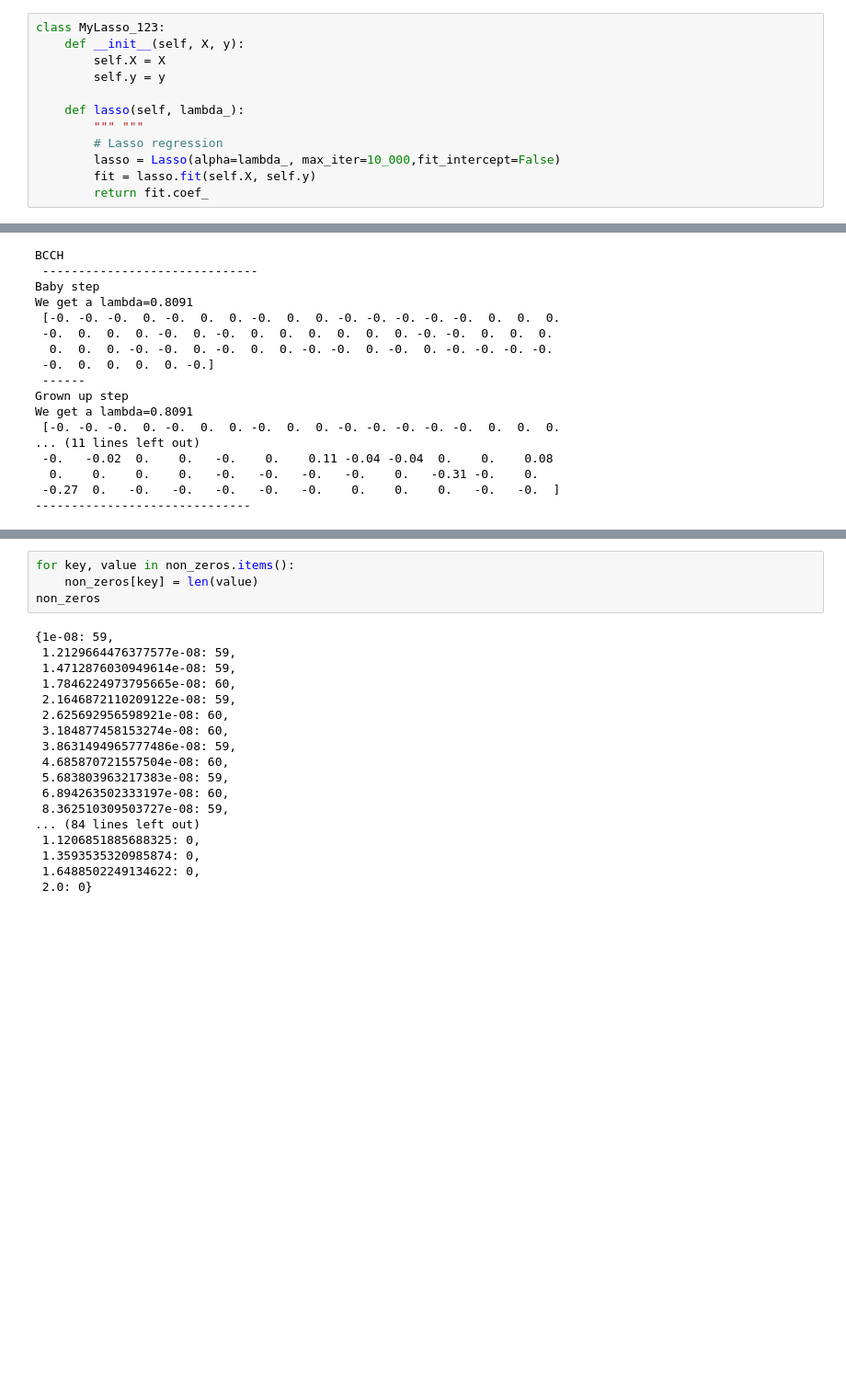
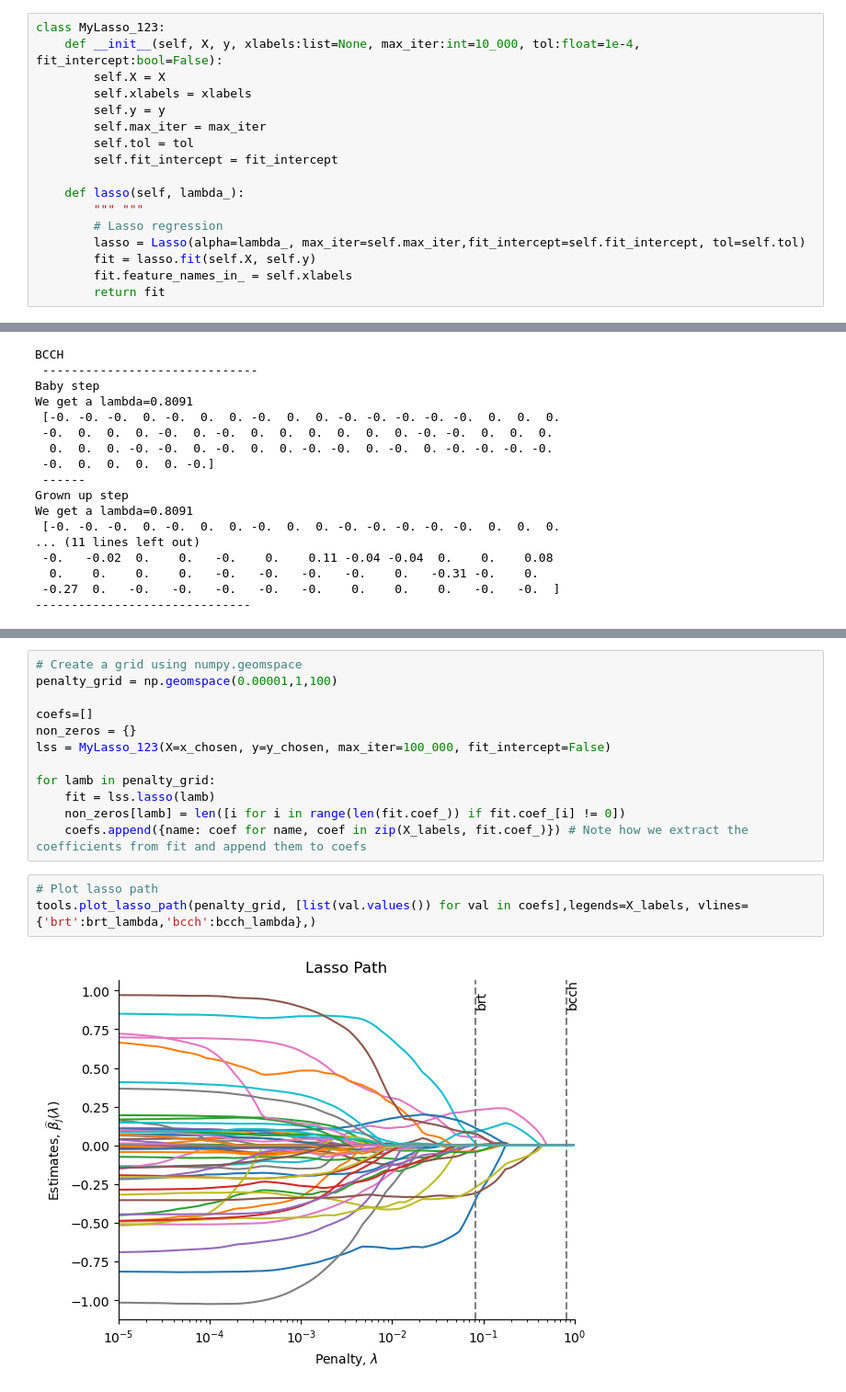
Before and after one commit to gqh814/AME_projects, a Jupyter notebook: project2/bcch_lasso.ipynb, the cells around one changed output, grey strips where cells are left out. Shown at 92% size. Saved outputs shown, nothing was run; the diff lists cells and outputs as text; blank space fills up the shorter version.

```diff
--- a/project2/bcch_lasso.ipynb
+++ b/project2/bcch_lasso.ipynb
@@ -31,16 +31,21 @@ n = X.shape[0] # number of samples
 p = df.shape[1] # number of features
 # %%
 class MyLasso_123:
-    def __init__(self, X, y):
+    def __init__(self, X, y, xlabels:list=None, max_iter:int=10_000, tol:float=1e-4, fit_intercept:bool=False):
         self.X = X
+        self.xlabels = xlabels
         self.y = y
+        self.max_iter = max_iter
+        self.tol = tol
+        self.fit_intercept = fit_intercept
 
     def lasso(self, lambda_):
         """ """
         # Lasso regression
-        lasso = Lasso(alpha=lambda_, max_iter=10_000,fit_intercept=False)
+        lasso = Lasso(alpha=lambda_, max_iter=self.max_iter,fit_intercept=self.fit_intercept, tol=self.tol)
         fit = lasso.fit(self.X, self.y)
-        return fit.coef_
+        fit.feature_names_in_ = self.xlabels
+        return fit
 # %%
 x_chosen = X[:,:]
 y_chosen = y[:]
@@ -190,22 +135,17 @@ plot_lasso_path(penalty_grid, coefs, X_labels[:20], vlines={'brt':brt_lambda, 'b
-# %%
-for key, value in non_zeros.items():
-    non_zeros[key] = len(value)
-non_zeros
-# %% [output]
-{1e-08: 59,
- 1.2129664476377577e-08: 59,
- 1.4712876030949614e-08: 59,
- 1.7846224973795665e-08: 60,
- 2.1646872110209122e-08: 59,
- 2.625692956598921e-08: 60,
- 3.184877458153274e-08: 60,
- 3.8631494965777486e-08: 59,
- 4.685870721557504e-08: 60,
- 5.683803963217383e-08: 59,
- 6.894263502333197e-08: 60,
- 8.362510309503727e-08: 59,
-... (84 lines left out)
- 1.1206851885688325: 0,
- 1.3593535320985874: 0,
- 1.6488502249134622: 0,
- 2.0: 0}
+# %%
+# Create a grid using numpy.geomspace
+penalty_grid = np.geomspace(0.00001,1,100)
+
+coefs=[]
+non_zeros = {}
+lss = MyLasso_123(X=x_chosen, y=y_chosen, max_iter=100_000, fit_intercept=False)
+
+for lamb in penalty_grid:
+    fit = lss.lasso(lamb)
+    non_zeros[lamb] = len([i for i in range(len(fit.coef_)) if fit.coef_[i] != 0])
+    coefs.append({name: coef for name, coef in zip(X_labels, fit.coef_)}) # Note how we extract the coefficients from fit and append them to coefs
+# %%
+# Plot lasso path
+tools.plot_lasso_path(penalty_grid, [list(val.values()) for val in coefs],legends=X_labels, vlines={'brt':brt_lambda,'bcch':bcch_lambda},)
+# %% [output]
+[figure, added]
```
Also changed, not shown: parts of 2 cells of this notebook, 1 other file.
